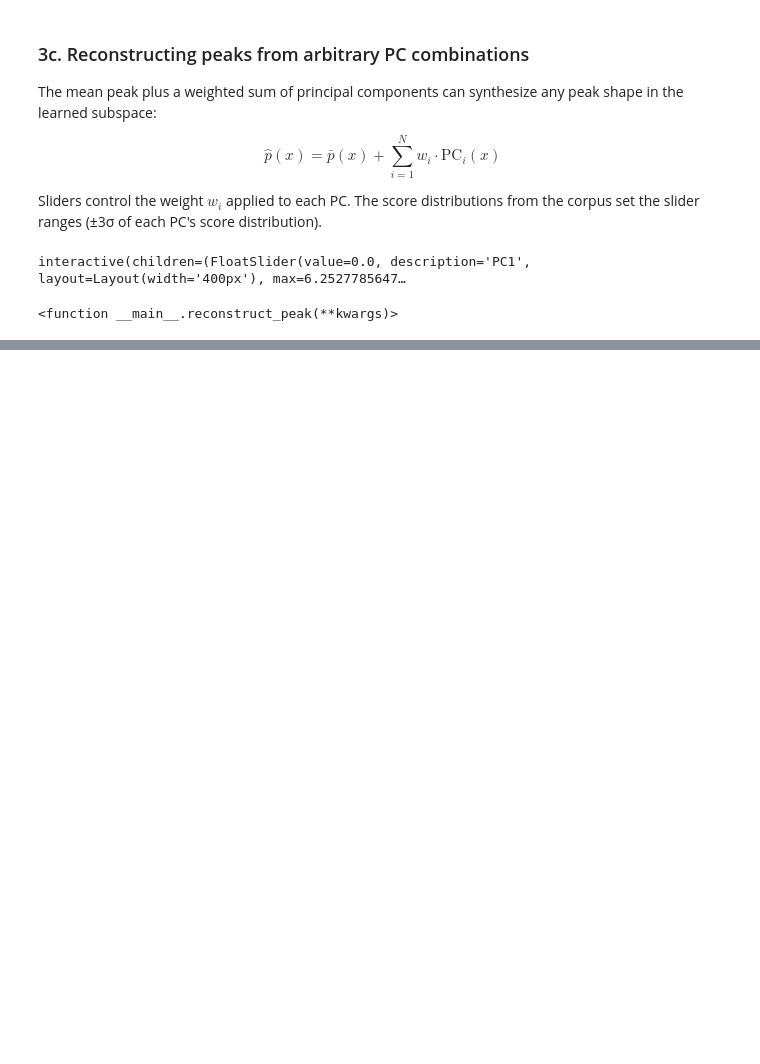
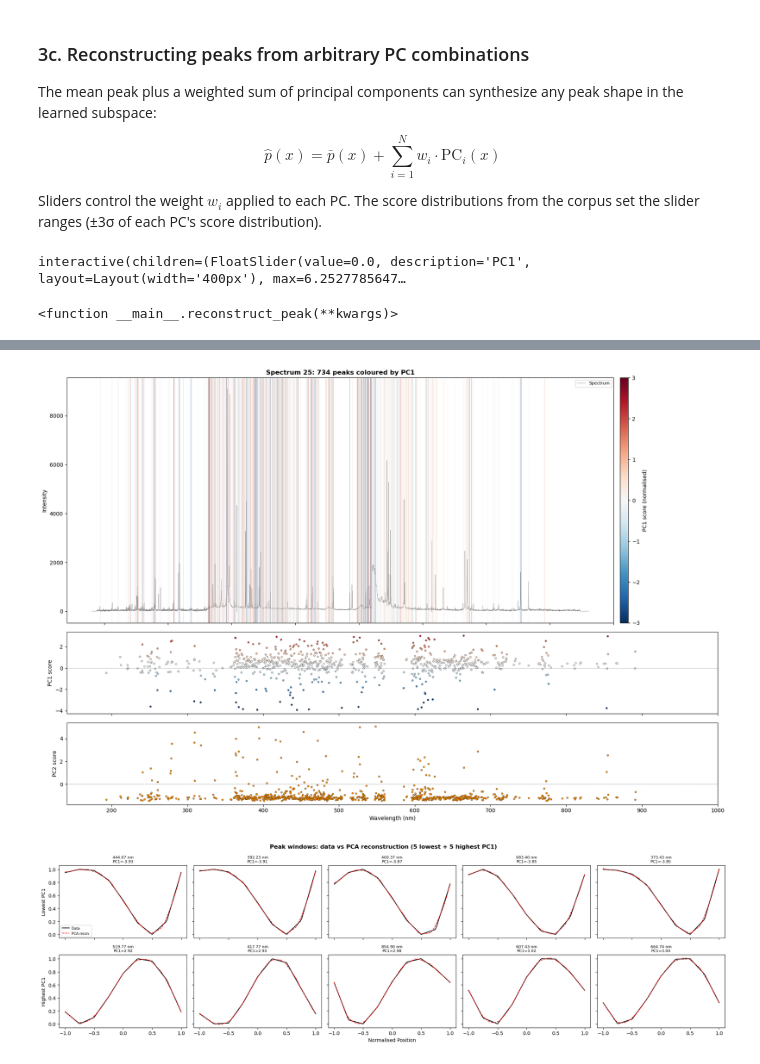
Before and after one commit to MWhitta/alibz, a Jupyter notebook: peaky_demo_v1.ipynb, the cells around one changed output, grey strips where cells are left out. Cells and saved outputs as stored; diff of their text form; code cells hidden in the pictures; blank space fills up the shorter version.

```diff
--- a/peaky_demo_v1.ipynb
+++ b/peaky_demo_v1.ipynb
@@ -441,0 +698,74 @@ interactive(children=(FloatSlider(value=0.0, description='PC1', layout=Layout(wi
+# %%
+# --- Visualise: spectrum with peaks coloured by PC1 score ---
+fig, axes = plt.subplots(3, 1, figsize=(18, 12), sharex=True,
+                         gridspec_kw={'height_ratios': [3, 1, 1]})
+
+# Top panel: spectrum + peak markers coloured by PC1
+ax = axes[0]
+ax.plot(x, y, 'k-', lw=0.5, alpha=0.5, label='Spectrum')
+
+pc1_vals = np.array([p['PC1'] for p in peak_table])
+pc1_norm = (pc1_vals - pc1_vals.mean()) / (pc1_vals.std() + 1e-10)
+cmap = plt.cm.RdBu_r
+norm = plt.Normalize(-3, 3)
+
+for p, c in zip(peak_table, pc1_norm):
+    ax.axvline(p['mu'], color=cmap(norm(c)), alpha=0.4, lw=0.8)
+
+sm = plt.cm.ScalarMappable(cmap=cmap, norm=norm)
+sm.set_array([])
+cbar = plt.colorbar(sm, ax=ax, pad=0.01, aspect=30)
+cbar.set_label('PC1 score (normalised)', fontsize=10)
+ax.set_ylabel('Intensity')
+ax.set_title(f'Spectrum {spectrum_idx}: {len(peak_table)} peaks coloured by PC1', fontweight='bold')
+ax.legend(fontsize=8)
+
+# Middle panel: PC1 score vs wavelength
+ax = axes[1]
+mus = [p['mu'] for p in peak_table]
+ax.scatter(mus, pc1_vals, c=pc1_norm, cmap=cmap, norm=norm, s=10, edgecolors='k', linewidths=0.3)
+ax.axhline(0, color='k', ls=':', lw=0.5)
+ax.set_ylabel('PC1 score')
+
+# Bottom panel: PC2 score vs wavelength
+pc2_vals = np.array([p['PC2'] for p in peak_table])
+ax = axes[2]
+ax.scatter(mus, pc2_vals, c='darkorange', s=10, edgecolors='k', linewidths=0.3)
+ax.axhline(0, color='k', ls=':', lw=0.5)
+ax.set_ylabel('PC2 score')
+ax.set_xlabel('Wavelength (nm)')
+
+plt.tight_layout()
+plt.show()
+
+# --- Show a few example peak windows with their reconstructions ---
+fig, axes = plt.subplots(2, 5, figsize=(20, 6), sharex=True, sharey=True)
+x_win = np.linspace(-1, 1, n_window_pts)
+
+# Pick 5 peaks with highest |PC1| and 5 with lowest
+sorted_by_pc1 = sorted(peak_table, key=lambda p: p['PC1'])
+extremes = sorted_by_pc1[:5] + sorted_by_pc1[-5:]
+
+for idx, (row_ax, label) in enumerate([(axes[0], 'Lowest PC1'), (axes[1], 'Highest PC1')]):
+    subset = sorted_by_pc1[:5] if idx == 0 else sorted_by_pc1[-5:]
+    for j, (ax, peak) in enumerate(zip(row_ax, subset)):
+        window = peak['window']
+        scores_vec = np.array([peak[f'PC{k+1}'] for k in range(n_comp)])
+        recon = mean_peak + scores_vec @ components
+
+        ax.plot(x_win, window, 'k-', lw=1.5, label='Data')
+        ax.plot(x_win, recon, 'r--', lw=1.2, label='PCA recon.')
+        ax.set_title(f'{peak["mu"]:.2f} nm\nPC1={peak["PC1"]:.2f}', fontsize=8)
+        if j == 0:
+            ax.set_ylabel(f'{label}')
+        if idx == 0 and j == 0:
+            ax.legend(fontsize=7)
+
+axes[1, 2].set_xlabel('Normalised Position')
+plt.suptitle('Peak windows: data vs PCA reconstruction (5 lowest + 5 highest PC1)',
+             fontsize=12, fontweight='bold')
+plt.tight_layout()
+plt.show()
+# %% [output]
+[figure, added]
+[figure, added]
```
Also changed, not shown: parts of 11 cells of this notebook, 14 other files.
